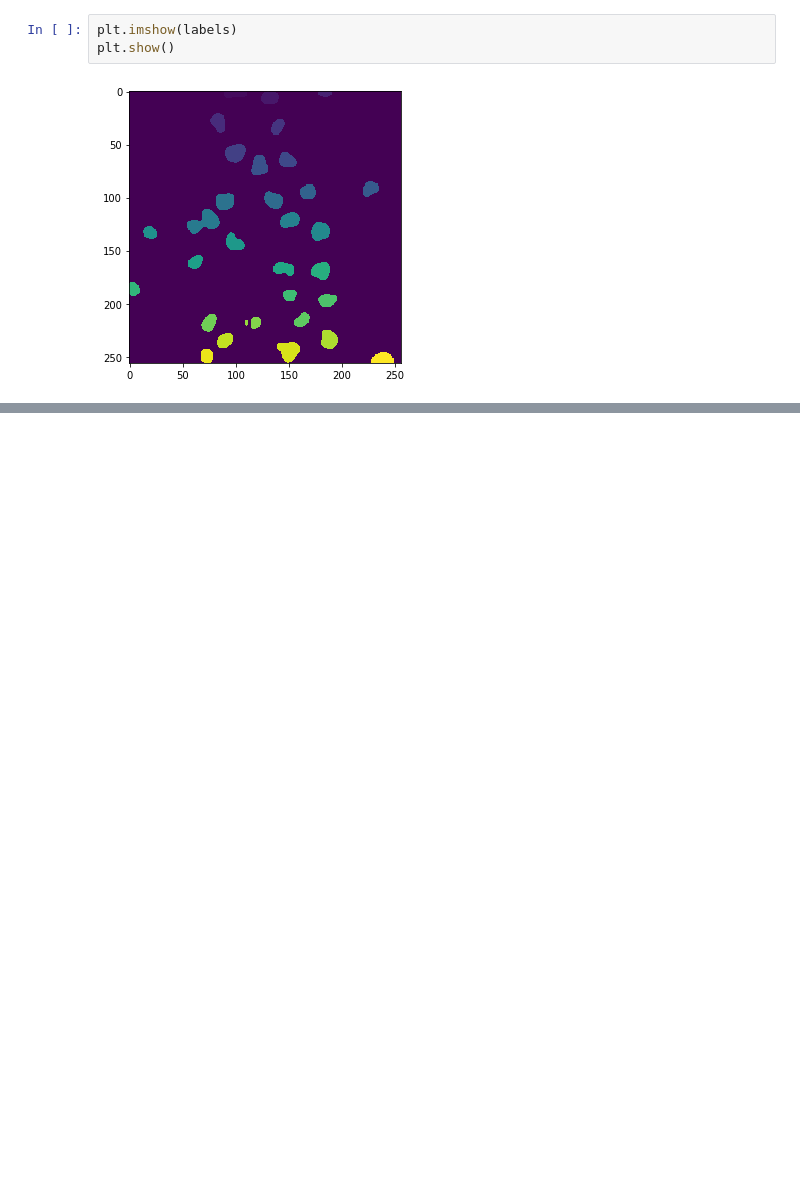
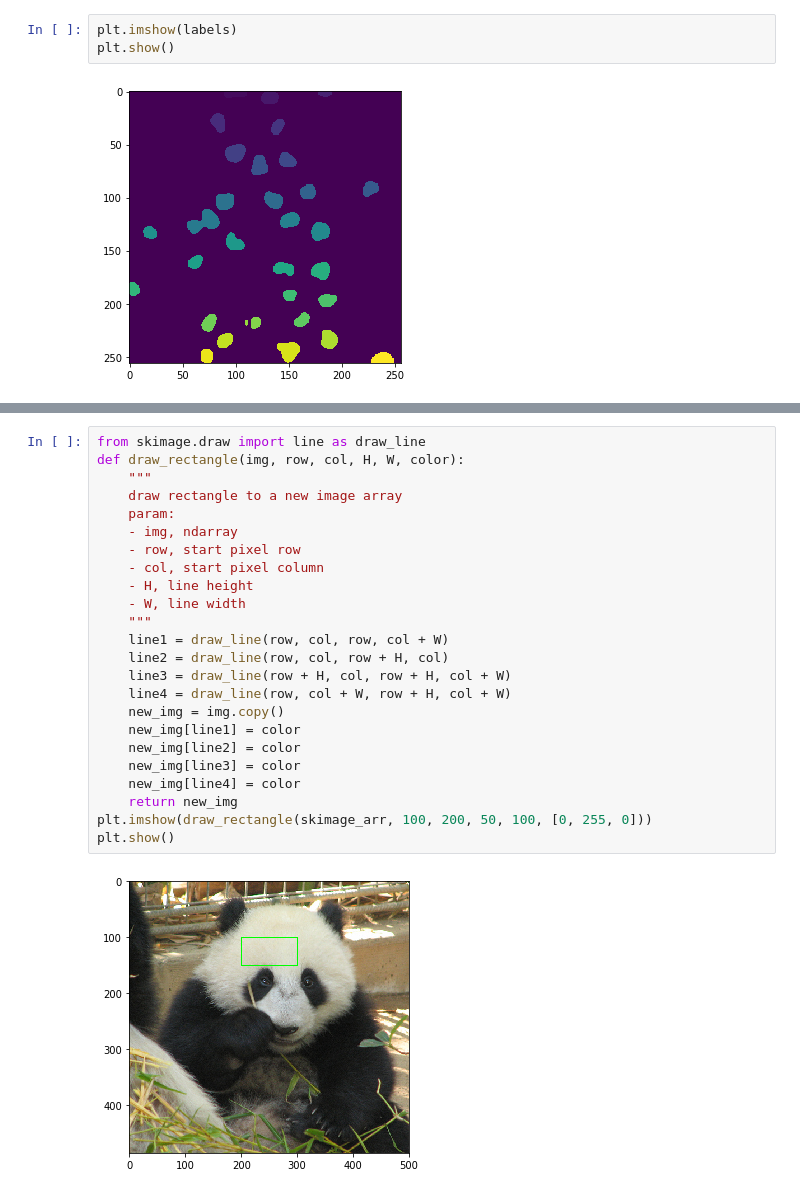
Before and after one commit to ronjian/Python-Practise, a Jupyter notebook: code_piece/cv.ipynb, the cells around one changed output, grey strips where cells are left out. Cells and saved outputs as stored; diff of their text form; blank space fills up the shorter version.

```diff
--- a/code_piece/cv.ipynb
+++ b/code_piece/cv.ipynb
@@ -93,0 +122,26 @@ plt.show()
+# %%
+from skimage.draw import line as draw_line
+def draw_rectangle(img, row, col, H, W, color):
+    """
+    draw rectangle to a new image array
+    param:
+    - img, ndarray
+    - row, start pixel row
+    - col, start pixel column
+    - H, line height
+    - W, line width
+    """
+    line1 = draw_line(row, col, row, col + W)
+    line2 = draw_line(row, col, row + H, col)
+    line3 = draw_line(row + H, col, row + H, col + W)
+    line4 = draw_line(row, col + W, row + H, col + W)
+    new_img = img.copy()
+    new_img[line1] = color
+    new_img[line2] = color
+    new_img[line3] = color
+    new_img[line4] = color
+    return new_img
+plt.imshow(draw_rectangle(skimage_arr, 100, 200, 50, 100, [0, 255, 0]))
+plt.show()
+# %% [output]
+[figure, added]
```
Also changed, not shown: parts of 10 cells of this notebook, 7 other files.
